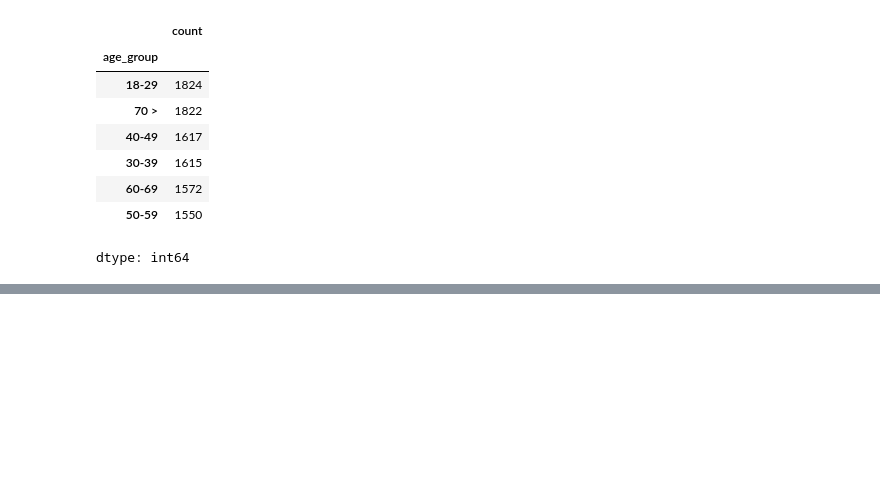
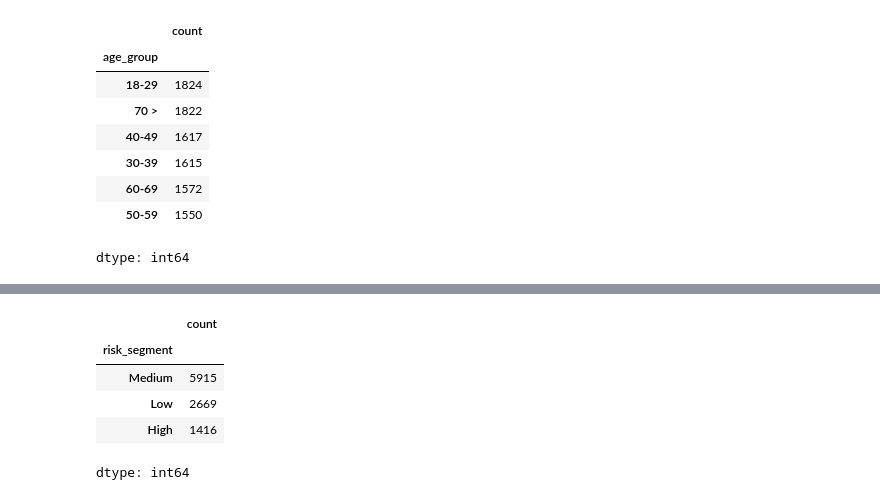
Before and after one commit to mochaheree/heart_disease-portofolio, a Jupyter notebook: notebook/01_python_cleaning_preparation.ipynb, the cells around one changed output, grey strips where cells are left out. Cells and saved outputs as stored; diff of their text form; code cells hidden in the pictures; blank space fills up the shorter version.

```diff
--- a/notebook/01_python_cleaning_preparation.ipynb
+++ b/notebook/01_python_cleaning_preparation.ipynb
@@ -264,0 +323,10 @@ dtype: int64
+# %%
+df["risk_score_light"].describe()
+df["risk_segment"].value_counts()
+# %% [output]
+|  | count |
+| risk_segment |  |
+| Medium | 5915 |
+| Low | 2669 |
+| High | 1416 |
+dtype: int64
```
Also changed, not shown: parts of 5 cells of this notebook.
